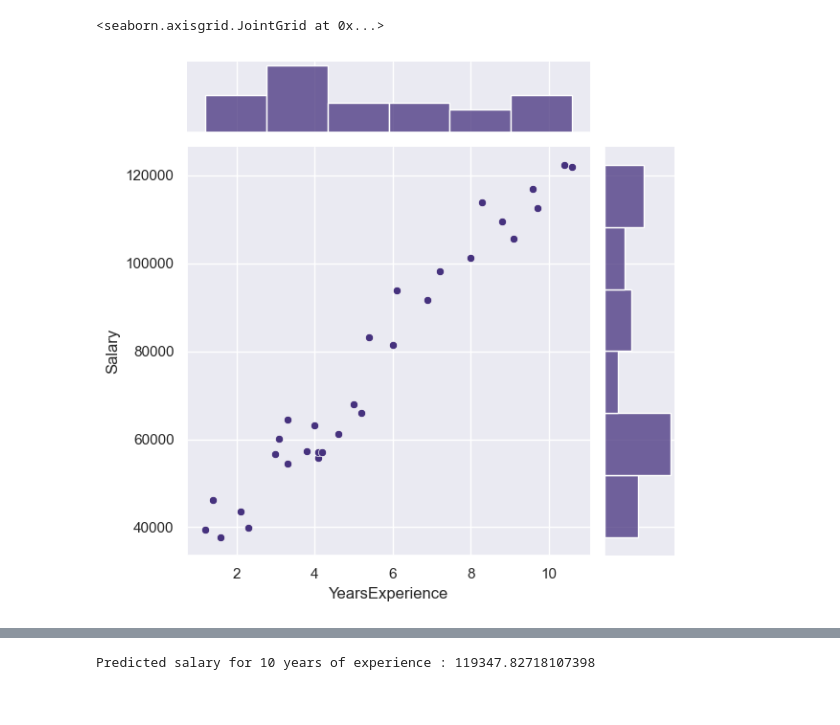
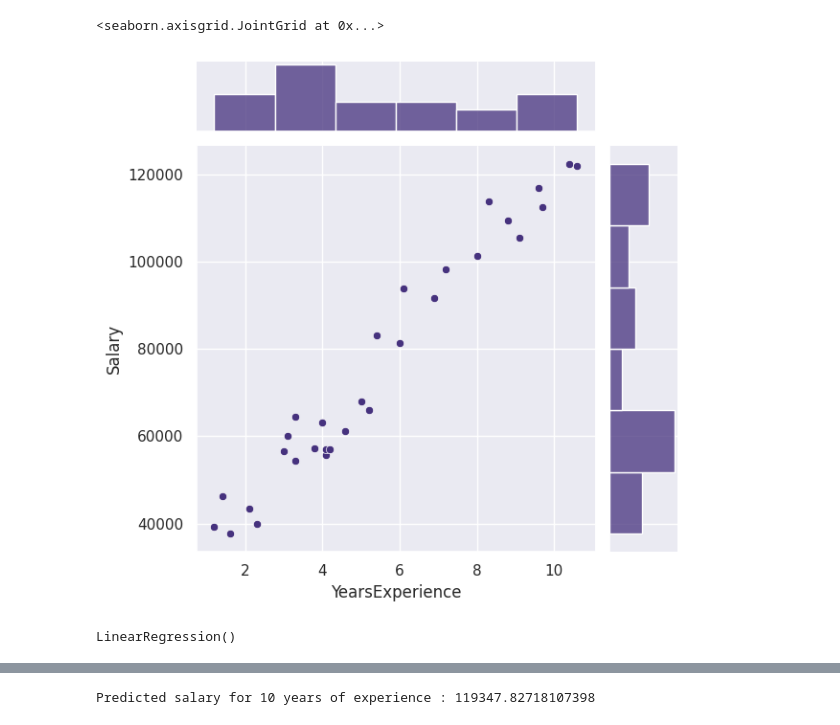
Before and after one commit to rphlr/42-Bootcamp-AI, a Jupyter notebook: 0x0/ex02/Beginner00.ipynb, the cells around one changed output, grey strips where cells are left out. Drawn from its saved outputs; the diff is of its cells as text; code cells hidden in the pictures.

```diff
--- a/0x0/ex02/Beginner00.ipynb
+++ b/0x0/ex02/Beginner00.ipynb
@@ -9,15 +7,15 @@ import pandas as pd
 # %%
 # Read the data from the CSV file with read from pandas
-data = pd.read_csv("/Volumes/42SCHOOL/code/42bootcamp/0x0/tools/code_example/Salary_dataset.csv")
+data = pd.read_csv("/home/rrouille/Documents/Code/AI_Pro_Training/0x0/tools/code_example/Salary_dataset.csv")
 
 # Configure the style
 sns.set_theme(palette="viridis")
 
 # Plot the data points with seaborn
 sns.jointplot(x='YearsExperience', y='Salary', data=data)
 # %% [output]
 <seaborn.axisgrid.JointGrid at 0x...>
-[figure, old version]
+[figure, new version]
 # %%
 # We're going to use this library and find out how it works on the Internet
 from sklearn.linear_model import LinearRegression
@@ -34,5 +32,7 @@ train = regression.fit(X, y)
 
 # Predict the Salary values based on YearsExperience
 predictions = regression.predict(X)
+# %% [output]
+LinearRegression()
 # %%
 #You have to reproduce this graph
```
Also changed, not shown: parts of 4 cells of this notebook, 7 other files.
